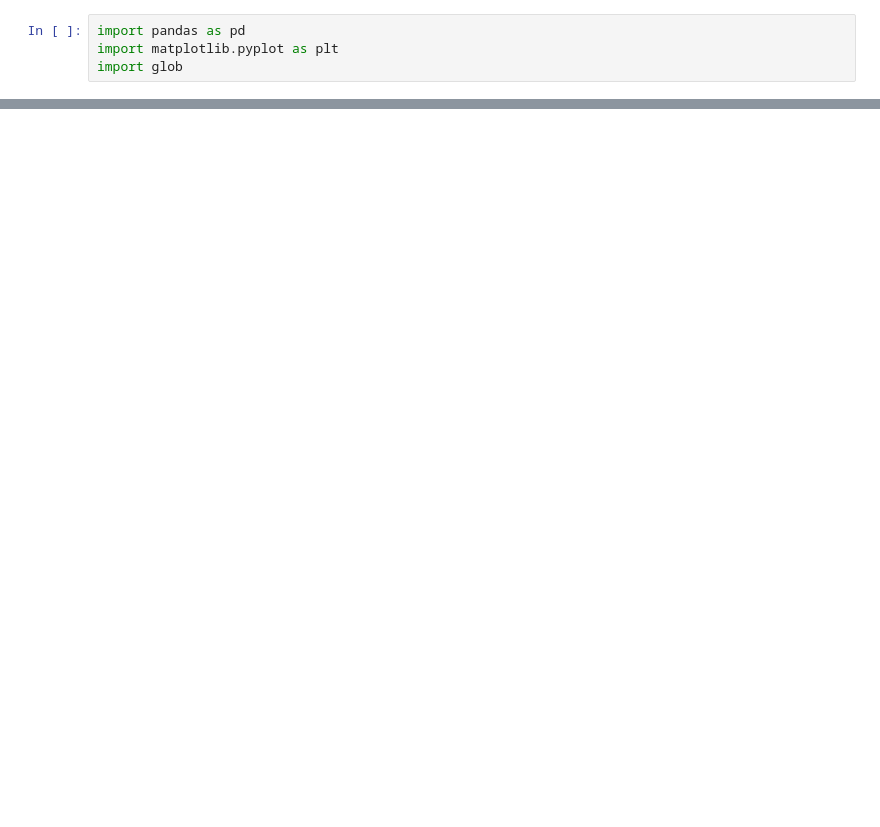
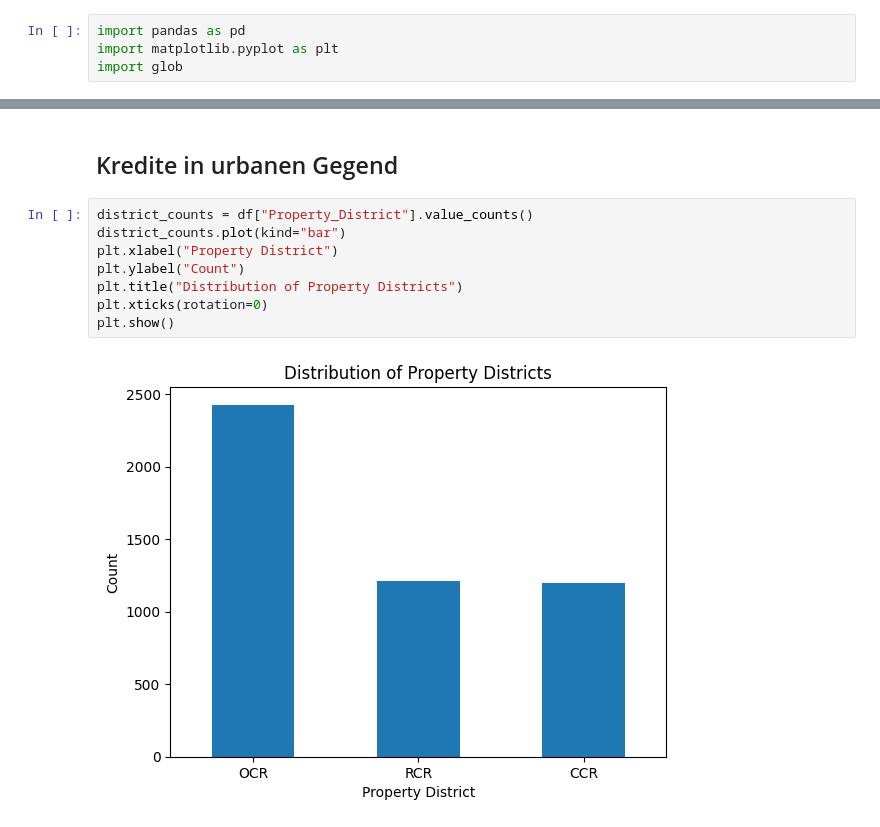
Before and after one commit to JTBeuter/sprint_0, a Jupyter notebook: loan_approval_tomek.ipynb, the cells around one changed output, grey strips where cells are left out. Cells and saved outputs as stored; diff of their text form; blank space fills up the shorter version.

```diff
--- a/loan_approval_tomek.ipynb
+++ b/loan_approval_tomek.ipynb
@@ -68,0 +92,12 @@ sum of duplicates = 0
+# %% [markdown]
+## Kredite in urbanen Gegend
+# %%
+district_counts = df["Property_District"].value_counts()
+district_counts.plot(kind="bar")
+plt.xlabel("Property District")
+plt.ylabel("Count")
+plt.title("Distribution of Property Districts")
+plt.xticks(rotation=0)
+plt.show()
+# %% [output]
+[figure, added]
```
Also changed, not shown: parts of 13 cells of this notebook.
